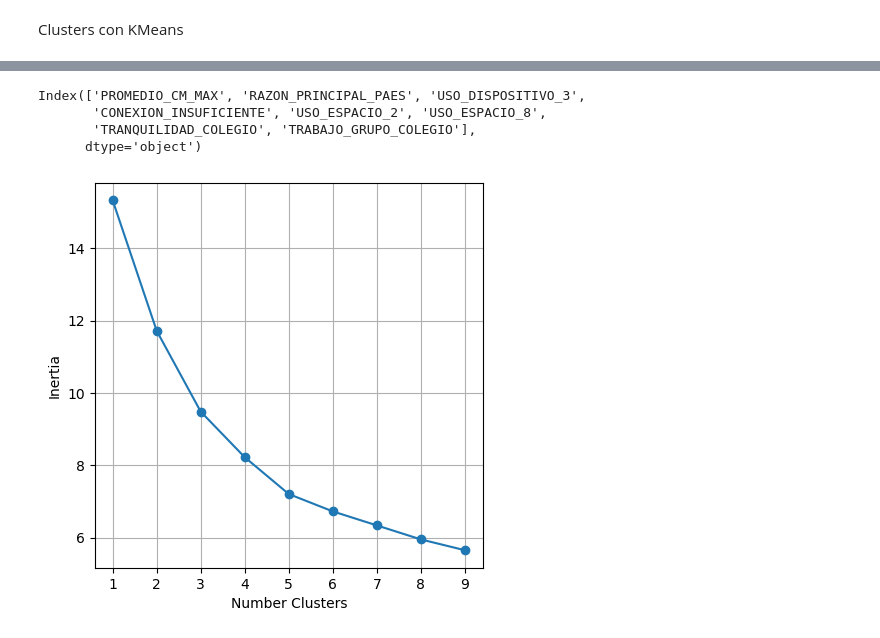
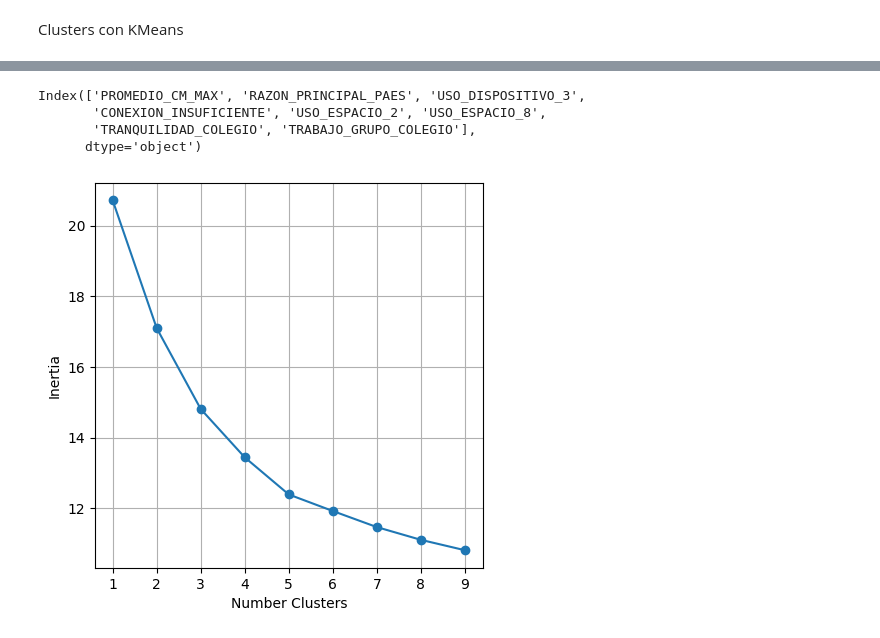
Before and after one commit to gurbina2234/Repo-Mineria-PSU, a Jupyter notebook: datos_oficial.ipynb, the cells around one changed output, grey strips where cells are left out. Cells and saved outputs as stored; diff of their text form; code cells hidden in the pictures.

Commit message:
Update datos_oficial

```diff
--- a/datos_oficial.ipynb
+++ b/datos_oficial.ipynb
@@ -139,60 +152,55 @@ data4 = data[['USO_DISPOSITIVO_3',
+# %%
+from sklearn.preprocessing import Normalizer
+from sklearn.feature_selection import GenericUnivariateSelect, f_classif, f_regression
+
+#se normalizan los datos
+normalizer = Normalizer()
+scaled_data = normalizer.fit_transform(data)
+
+#se eligen los atributos que se utilizaran para hacer el cluster usando genericunivariateselect, de ahi lo podemos cambiar por otro, esto era para ver si funcionaba xd
+y = data['PROMEDIO_CM_MAX']
+#se supone que al usar f_regression utiliza la correlacion de pearson para determinar que caracteristicas tienen mayor correlacion con promedio_max,
+#selecciona el 50% de caracteristicas con mayor correlacion
+#puede usarse percentil o kbest, pero kbest uno determina con un valor fijo
+selector = GenericUnivariateSelect(score_func=f_regression, mode='percentile', param=50)
+selector.fit(scaled_data, y)
+#atributos elegidos
+selected_features = selector.transform(scaled_data)
+
+support = selector.get_support()
+selected_indices = np.where(support)[0]
+#nombre de los atributos elegidos
+selected_feature_names = data.columns[selected_indices]
+selected_feature_names
+# %% [output]
+Index(['PROMEDIO_CM_MAX', 'RAZON_PRINCIPAL_PAES', 'USO_DISPOSITIVO_3',
+       'CONEXION_INSUFICIENTE', 'USO_ESPACIO_2', 'USO_ESPACIO_8',
+       'TRANQUILIDAD_COLEGIO', 'TRABAJO_GRUPO_COLEGIO'],
+      dtype='object')
 # %%
 #revisar cuantos clusters crear
 #inertia es SSE
 import matplotlib.pyplot as plt
 from sklearn.cluster import KMeans
 %matplotlib inline
 means = []
 inertias = []
 def optimize_k_means(data,max_k):
     for k in range(1,max_k):
         k_means = KMeans(n_clusters=k)
         k_means.fit(data)
         means.append(k)
         inertias.append(k_means.inertia_)
 
     fig = plt.subplots(figsize=(5,5))
     plt.plot(means,inertias, 'o-')
     plt.xlabel('Number Clusters')
     plt.ylabel('Inertia')
     plt.grid(True)
     plt.show()
+
+optimize_k_means(scaled_data,10)
+# %% [output]
+[figure, added]
-# %%
-from sklearn.discriminant_analysis import StandardScaler
-from sklearn.preprocessing import Normalizer
-from sklearn.feature_selection import GenericUnivariateSelect, f_classif, f_regression
-
-#se normalizan los datos
-normalizer = Normalizer()
-scaled_data = normalizer.fit_transform(data)
-
-#se eligen los atributos que se utilizaran para hacer el cluster usando genericunivariateselect, de ahi lo podemos cambiar por otro, esto era para ver si funcionaba xd
-y = data['PROMEDIO_CM_MAX']
-#se supone que al usar f_regression utiliza la correlacion de pearson para determinar que caracteristicas tienen mayor correlacion con promedio_max,
-#selecciona el 50% de caracteristicas con mayor correlacion
-#puede usarse percentil o kbest, pero kbest uno determina con un valor fijo
-selector = GenericUnivariateSelect(score_func=f_regression, mode='percentile', param=50)
-selector.fit(scaled_data, y)
-#atributos elegidos
-selected_features = selector.transform(scaled_data)
-
-support = selector.get_support()
-selected_indices = np.where(support)[0]
-#nombre de los atributos elegidos
-selected_feature_names = data.columns[selected_indices]
-selected_feature_names
-# %% [output]
-Index(['PROMEDIO_CM_MAX', 'RAZON_PRINCIPAL_PAES', 'USO_DISPOSITIVO_3',
-       'CONEXION_INSUFICIENTE', 'USO_ESPACIO_2', 'USO_ESPACIO_8',
-       'TRANQUILIDAD_COLEGIO', 'TRABAJO_GRUPO_COLEGIO'],
-      dtype='object')
-# %%
-import numpy as np
-from sklearn.decomposition import PCA
-
-#se llama a la funcion para ver cuantos clusters conviene utilizar
-optimize_k_means(selected_features,10)
-# %% [output]
-[figure, removed]
 # %%
 #se hacen dos clusters de kmeans para probar
```
Also changed, not shown: parts of 4 cells of this notebook.
